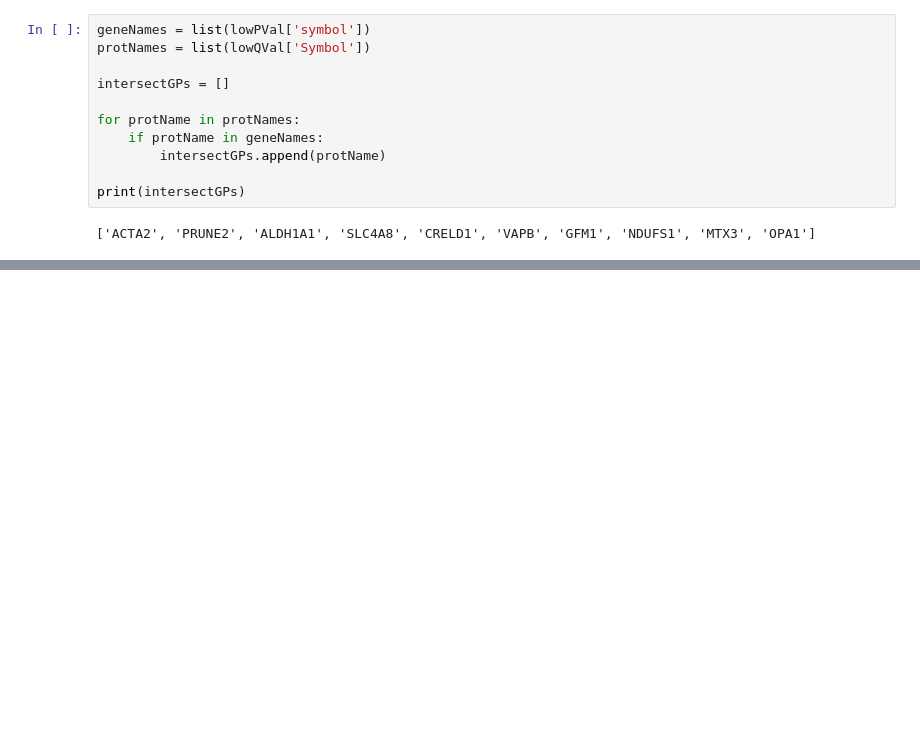
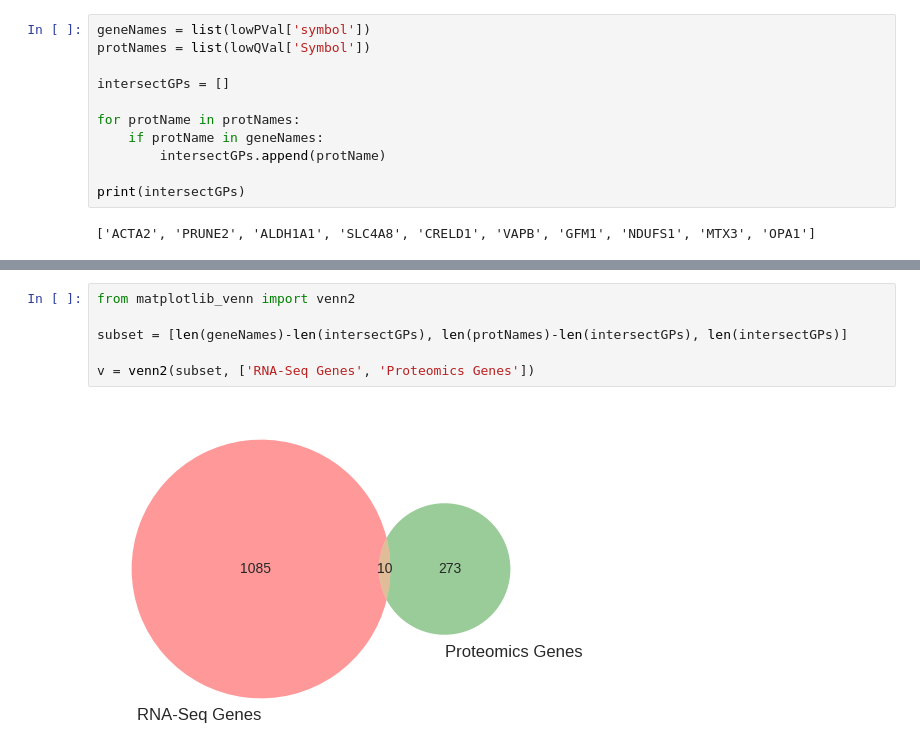
Before and after one commit to J-Wengler/winter-internship-2017, a Jupyter notebook: src/parkinsonDE.ipynb, the cells around one changed output, grey strips where cells are left out. Cells and saved outputs as stored; diff of their text form; blank space fills up the shorter version.

```diff
--- a/src/parkinsonDE.ipynb
+++ b/src/parkinsonDE.ipynb
@@ -131,0 +159,8 @@ print(intersectGPs)
+# %%
+from matplotlib_venn import venn2
+
+subset = [len(geneNames)-len(intersectGPs), len(protNames)-len(intersectGPs), len(intersectGPs)]
+
+v = venn2(subset, ['RNA-Seq Genes', 'Proteomics Genes'])
+# %% [output]
+[figure, added]
```
Also changed, not shown: parts of 7 cells of this notebook.
